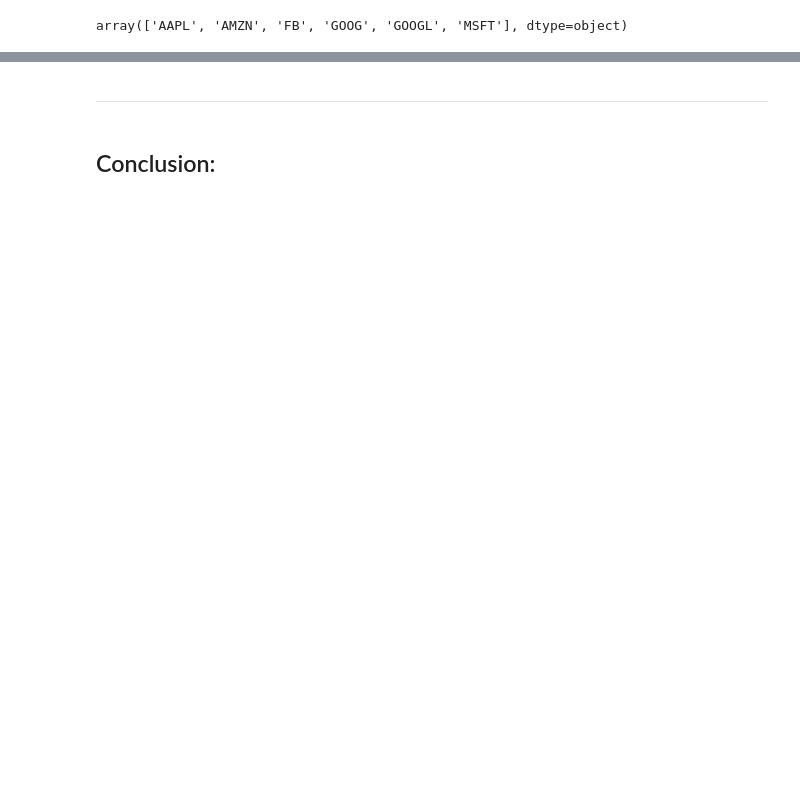
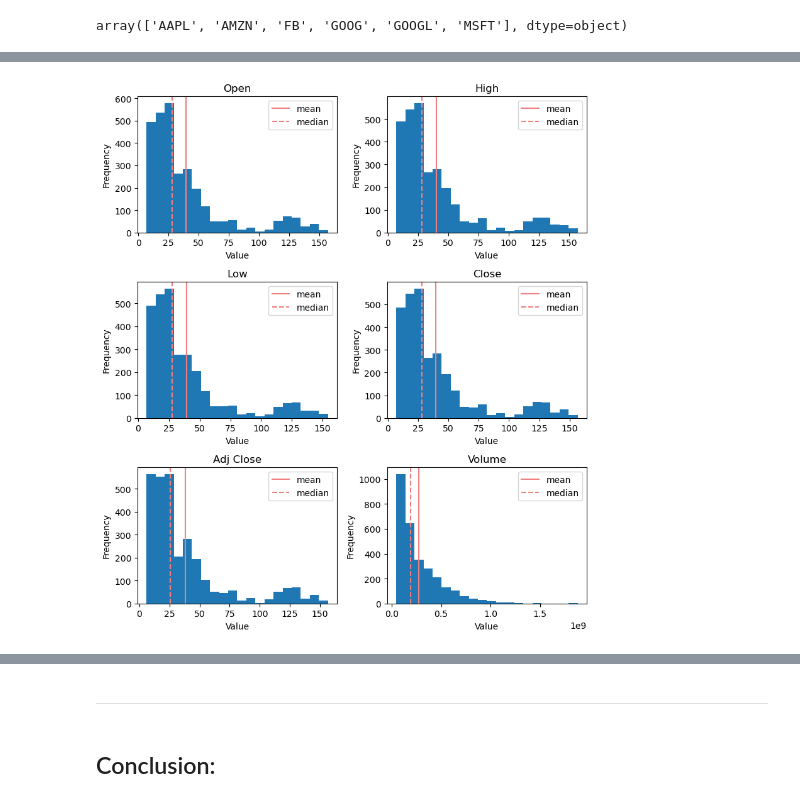
Before and after one commit to renishk2/nasdaq_100_stock_movement_predictor, a Jupyter notebook: Notebooks/EDA.ipynb, the cells around one changed output, grey strips where cells are left out. Saved outputs shown, nothing was run; the diff lists cells and outputs as text; code cells hidden in the pictures; blank space fills up the shorter version.

```diff
--- a/Notebooks/EDA.ipynb
+++ b/Notebooks/EDA.ipynb
@@ -200,0 +412,4 @@ array(['AAPL', 'AMZN', 'FB', 'GOOG', 'GOOGL', 'MSFT'], dtype=object)
+# %%
+# Let's filter the dataframe to only give us AAPL stocks
+
+aapl_stocks = stocks_df[stocks_df['Name'].isin(['AAPL'])]
@@ -200,0 +467,4 @@ array(['AAPL', 'AMZN', 'FB', 'GOOG', 'GOOGL', 'MSFT'], dtype=object)
+# %%
+# We checked for the unique names above and now we can go ahead and drop this column
+
+aapl_stocks = aapl_stocks.drop(['Name'], axis=1)
@@ -200,0 +484,4 @@ array(['AAPL', 'AMZN', 'FB', 'GOOG', 'GOOGL', 'MSFT'], dtype=object)
+# %%
+# Selecting datatypes that are int and float values
+
+aapl_numeric_df = aapl_stocks.select_dtypes(['int', 'float']).copy()
@@ -200,0 +499,30 @@ array(['AAPL', 'AMZN', 'FB', 'GOOG', 'GOOGL', 'MSFT'], dtype=object)
+# %%
+# Let's look at the distributions of all our numeric columns
+
+num_cols = len(aapl_numeric_df.columns)
+num_rows = (num_cols + 1) // 2  # Calculate the number of rows based on the number of columns
+
+# Intializing the plots
+fig, axes = plt.subplots(nrows=num_rows, ncols=2, figsize=(8, 3*num_rows))
+
+# Running for loop across all the numeric columns
+for i, column in enumerate(aapl_numeric_df.columns):
+    row = i // 2  # Calculate the row index for the subplot
+    col = i % 2   # Calculate the column index for the subplot
+    ax = axes[row, col]  # Get the current subplot axes
+    ax.hist(aapl_numeric_df[column], bins=20)
+    ax.axvline(aapl_numeric_df[column].mean(), c="lightcoral", label="mean")
+    ax.axvline(aapl_numeric_df[column].median(), c="lightcoral", label="median", linestyle="--")
+    ax.set_xlabel('Value')
+    ax.set_ylabel('Frequency')
+    ax.legend()
+    ax.set_title(column)
+
+# Remove any empty subplots
+if num_cols % 2 != 0:
+    axes[-1, -1].remove()
+
+plt.tight_layout()
+plt.show()
+# %% [output]
+[figure, added]
```
Also changed, not shown: parts of 44 cells of this notebook, 1 other file.
